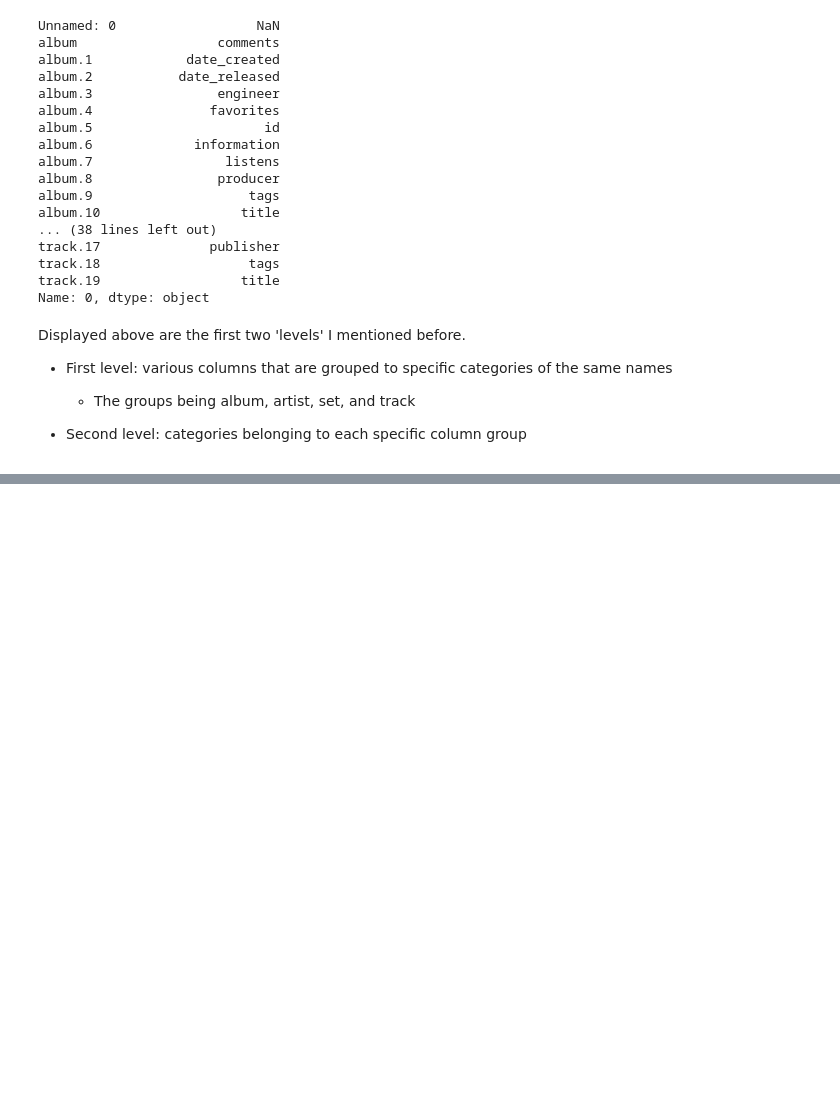
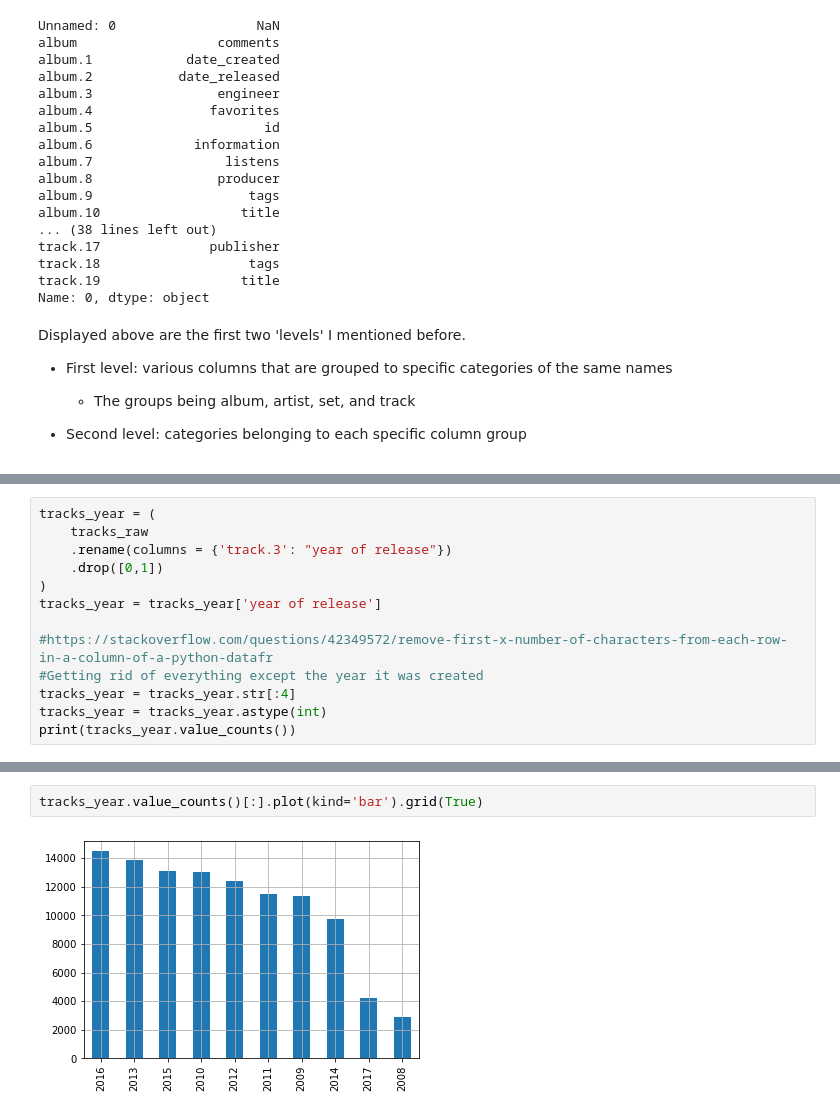
Before and after one commit to Rock-it-science/project-group17-project, a Jupyter notebook: notebooks/analysis2.ipynb, the cells around one changed output, grey strips where cells are left out. Drawn from its saved outputs; the diff is of its cells as text; blank space fills up the shorter version.

```diff
--- a/notebooks/analysis2.ipynb
+++ b/notebooks/analysis2.ipynb
@@ -65,0 +159,13 @@ Displayed above are the first two 'levels' I mentioned before.
+# %%
+tracks_year = (
+    tracks_raw
+    .rename(columns = {'track.3': "year of release"})
+    .drop([0,1])
+)
+tracks_year = tracks_year['year of release']
+
+#https://stackoverflow.com/questions/42349572/remove-first-x-number-of-characters-from-each-row-in-a-column-of-a-python-datafr
+#Getting rid of everything except the year it was created
+tracks_year = tracks_year.str[:4]
+tracks_year = tracks_year.astype(int)
+print(tracks_year.value_counts())
@@ -65,0 +184,4 @@ Displayed above are the first two 'levels' I mentioned before.
+# %%
+tracks_year.value_counts()[:].plot(kind='bar').grid(True)
+# %% [output]
+[figure, added]
```
Also changed, not shown: parts of 20 cells of this notebook.
